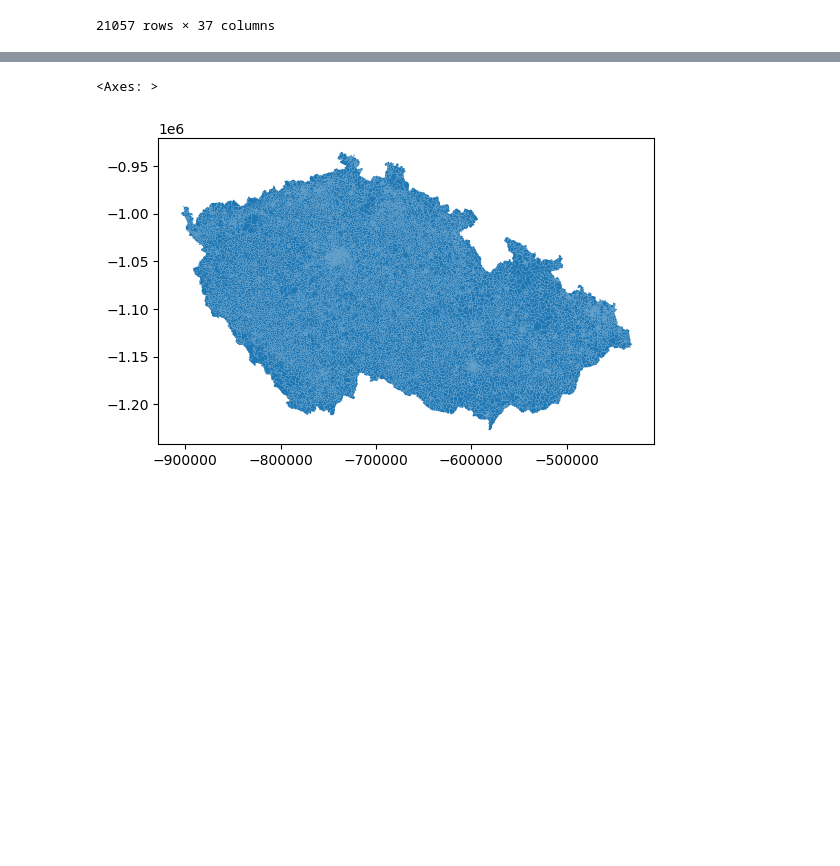
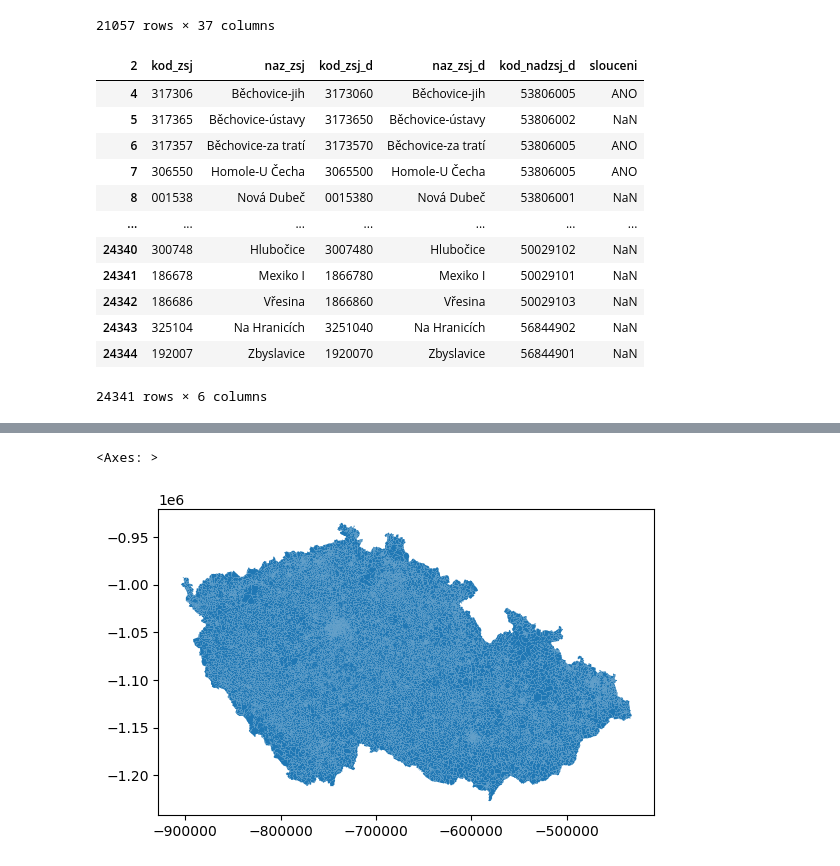
Before and after one commit to uscuni/people_places, a Jupyter notebook: Notebooks/czechia/census_data_exploration.ipynb, the cells around one changed output, grey strips where cells are left out. Cells and saved outputs as stored; diff of their text form; code cells hidden in the pictures; blank space fills up the shorter version.

```diff
--- a/Notebooks/czechia/census_data_exploration.ipynb
+++ b/Notebooks/czechia/census_data_exploration.ipynb
@@ -114,6 +116,22 @@ data
 | 21060 | 59999904 | 92 | 0 | 4 | 19 | ... |
 | 21061 | 59999905 | 198 | 0 | 10 | 35 | ... |
 21057 rows × 37 columns
+# %%
+prevodnik
+# %% [output]
+| 2 | kod_zsj | naz_zsj | kod_zsj_d | naz_zsj_d | kod_nadzsj_d | slouceni |
+| 4 | 317306 | Běchovice-jih | 3173060 | Běchovice-jih | 53806005 | ANO |
+| 5 | 317365 | Běchovice-ústavy | 3173650 | Běchovice-ústavy | 53806002 | NaN |
+| 6 | 317357 | Běchovice-za tratí | 3173570 | Běchovice-za tratí | 53806005 | ANO |
+| 7 | 306550 | Homole-U Čecha | 3065500 | Homole-U Čecha | 53806005 | ANO |
+| 8 | 001538 | Nová Dubeč | 0015380 | Nová Dubeč | 53806001 | NaN |
+| ... | ... | ... | ... | ... | ... | ... |
+| 24340 | 300748 | Hlubočice | 3007480 | Hlubočice | 50029102 | NaN |
+| 24341 | 186678 | Mexiko I | 1866780 | Mexiko I | 50029101 | NaN |
+| 24342 | 186686 | Vřesina | 1866860 | Vřesina | 50029103 | NaN |
+| 24343 | 325104 | Na Hranicích | 3251040 | Na Hranicích | 56844902 | NaN |
+| 24344 | 192007 | Zbyslavice | 1920070 | Zbyslavice | 56844901 | NaN |
+24341 rows × 6 columns
 # %%
 data = data.rename(columns={
     'nadzsjd':'kod_nadzsj_d'
```
Also changed, not shown: parts of 1 cell of this notebook, 19 other files.
